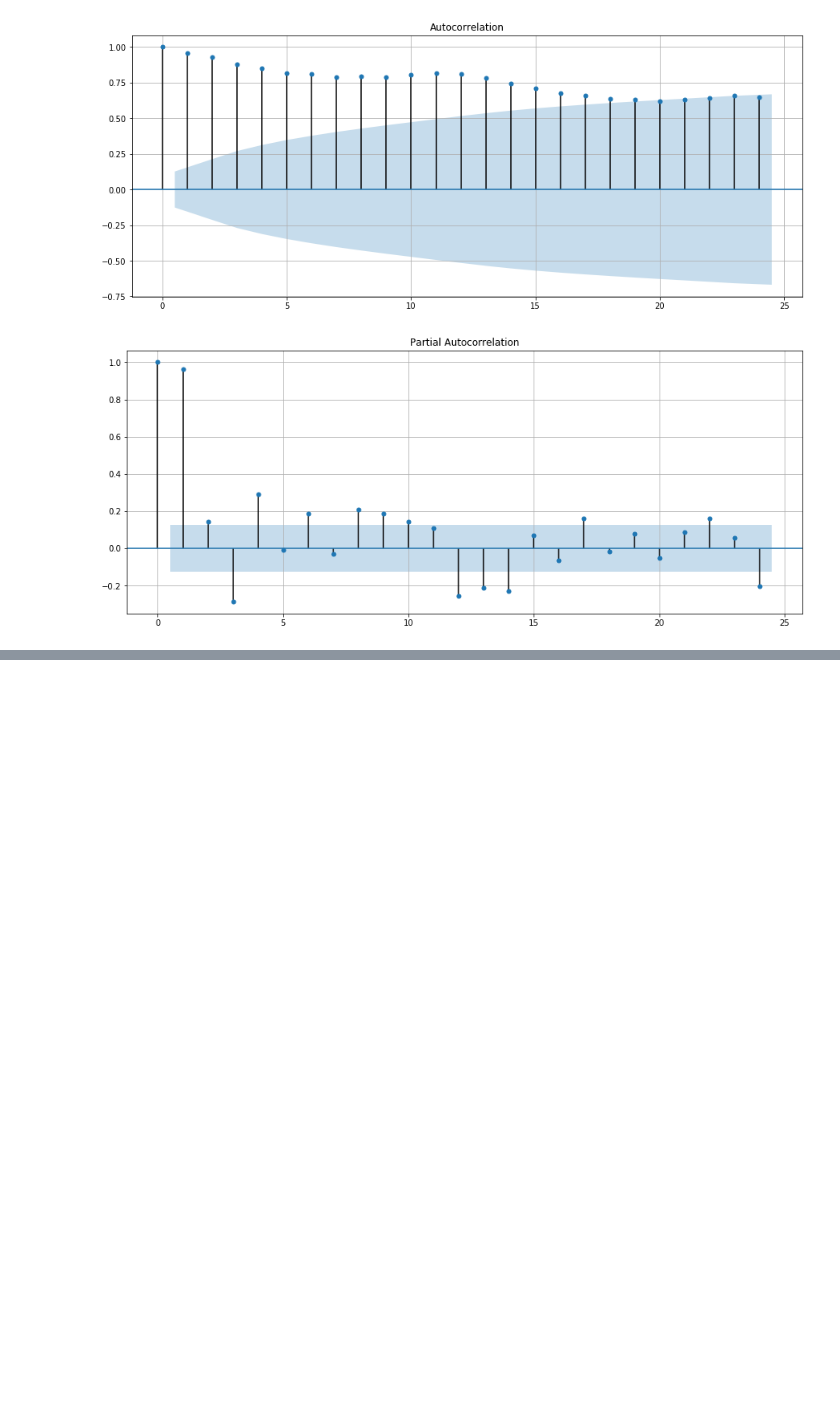
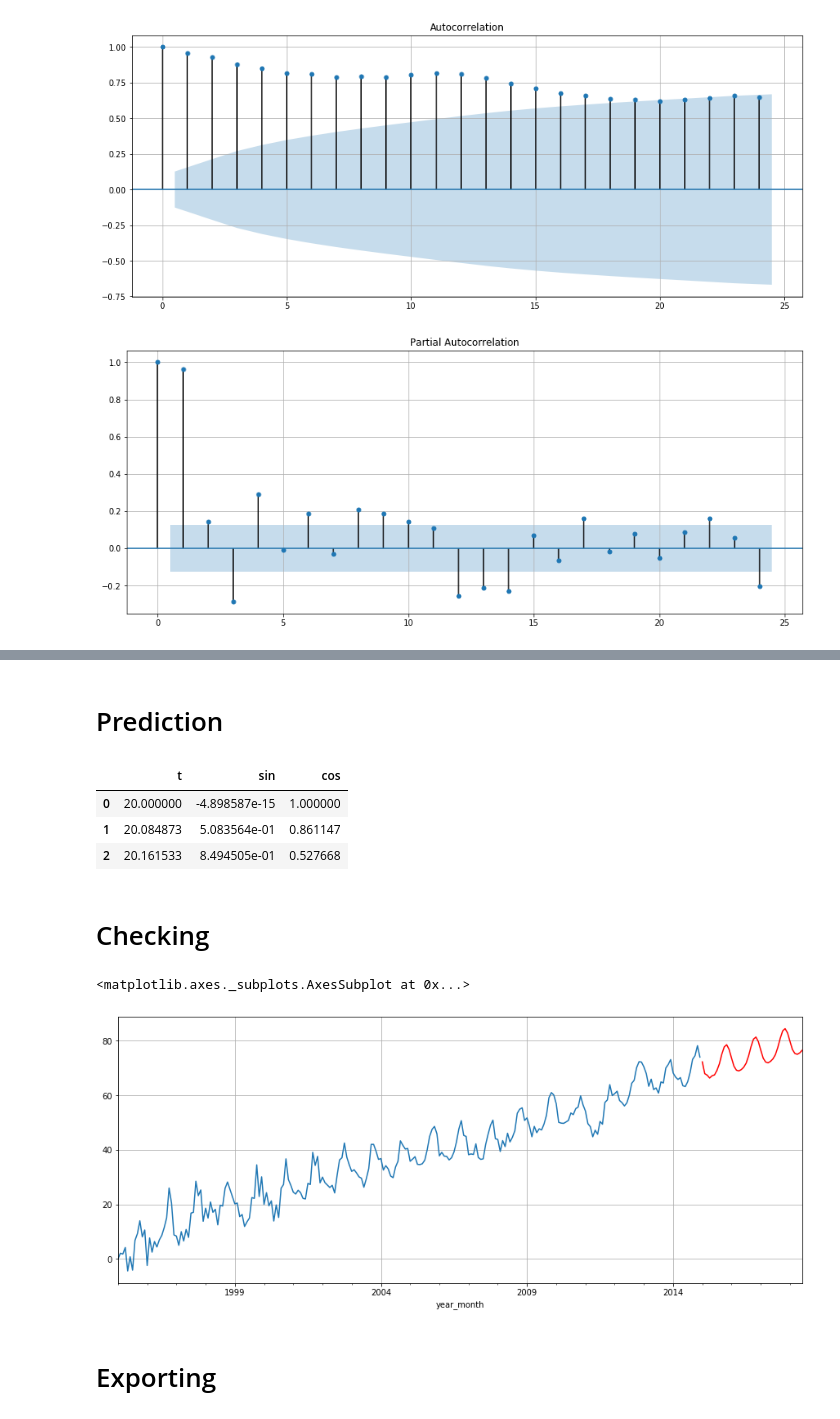
Before and after one commit to gabrielecalvo/dsemr, a Jupyter notebook: _gabe_/sealevel_prediction.ipynb, the cells around one changed output, grey strips where cells are left out. Cells and saved outputs as stored; diff of their text form; code cells hidden in the pictures; blank space fills up the shorter version.

```diff
--- a/_gabe_/sealevel_prediction.ipynb
+++ b/_gabe_/sealevel_prediction.ipynb
@@ -48,0 +160,34 @@ from statsmodels.tsa import arima_process
+# %% [markdown]
+# Prediction
+# %%
+new_t = util.timeindex_to_yearfraction(new_timeindex, t0=df.index[0])
+
+new_exog = pd.DataFrame({
+    't': new_t,
+    'sin': np.sin(2*np.pi*new_t),
+    'cos': np.cos(2*np.pi*new_t)
+})
+
+new_exog.head(3)
+# %% [output]
+|  | t | sin | cos |
+| 0 | 20.000000 | -4.898587e-15 | 1.000000 |
+| 1 | 20.084873 | 5.083564e-01 | 0.861147 |
+| 2 | 20.161533 | 8.494505e-01 | 0.527668 |
+# %%
+prediction = selected_model.predict(
+    n_periods=new_exog.shape[0],
+    exogenous=new_exog
+)
+# %% [markdown]
+# Checking
+# %%
+pred_df = pd.DataFrame({'sealevel': prediction}, index=new_timeindex)
+
+ax = df.squeeze().plot()
+pred_df.squeeze().plot(ax=ax, c='r')
+# %% [output]
+<matplotlib.axes._subplots.AxesSubplot at 0x...>
+[figure, added]
+# %% [markdown]
+# Exporting
```
Also changed, not shown: parts of 18 cells of this notebook, 7 other files.
